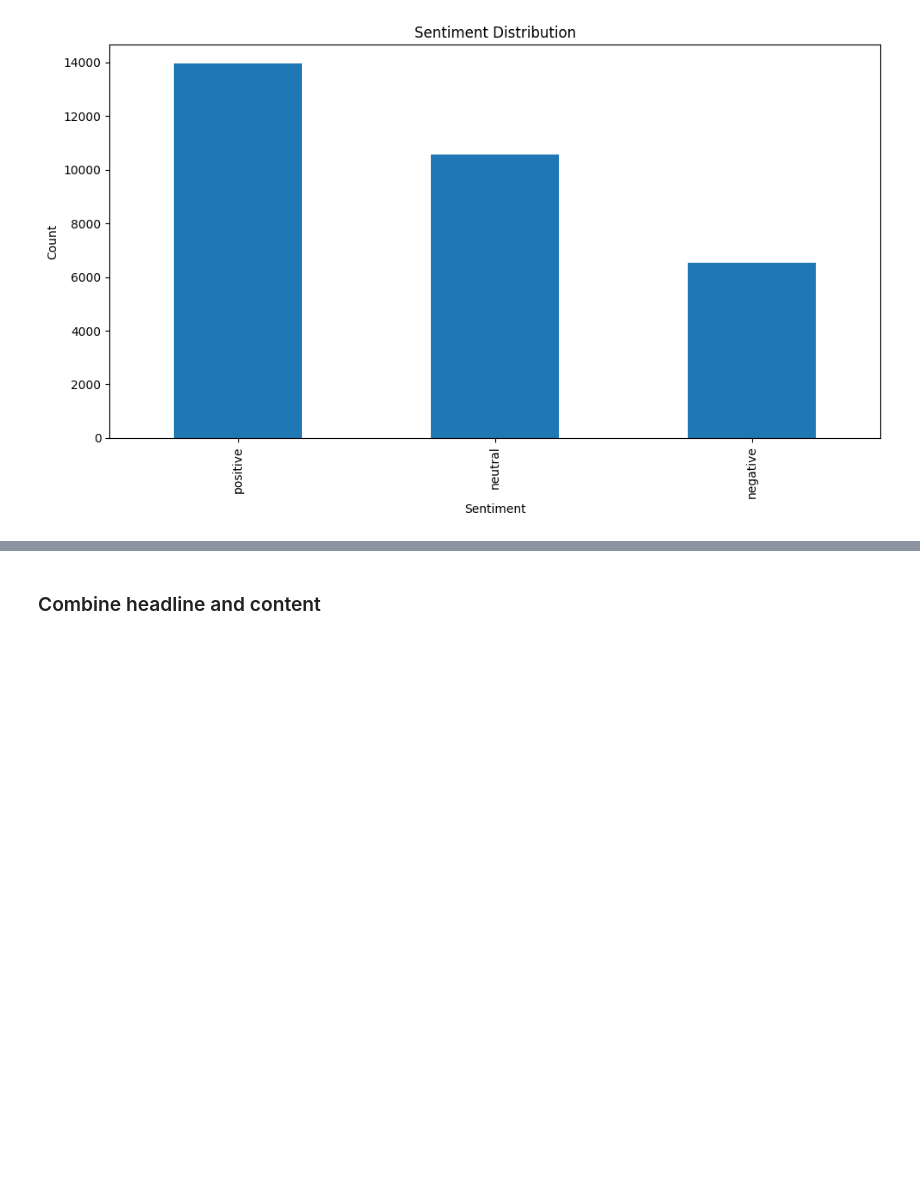
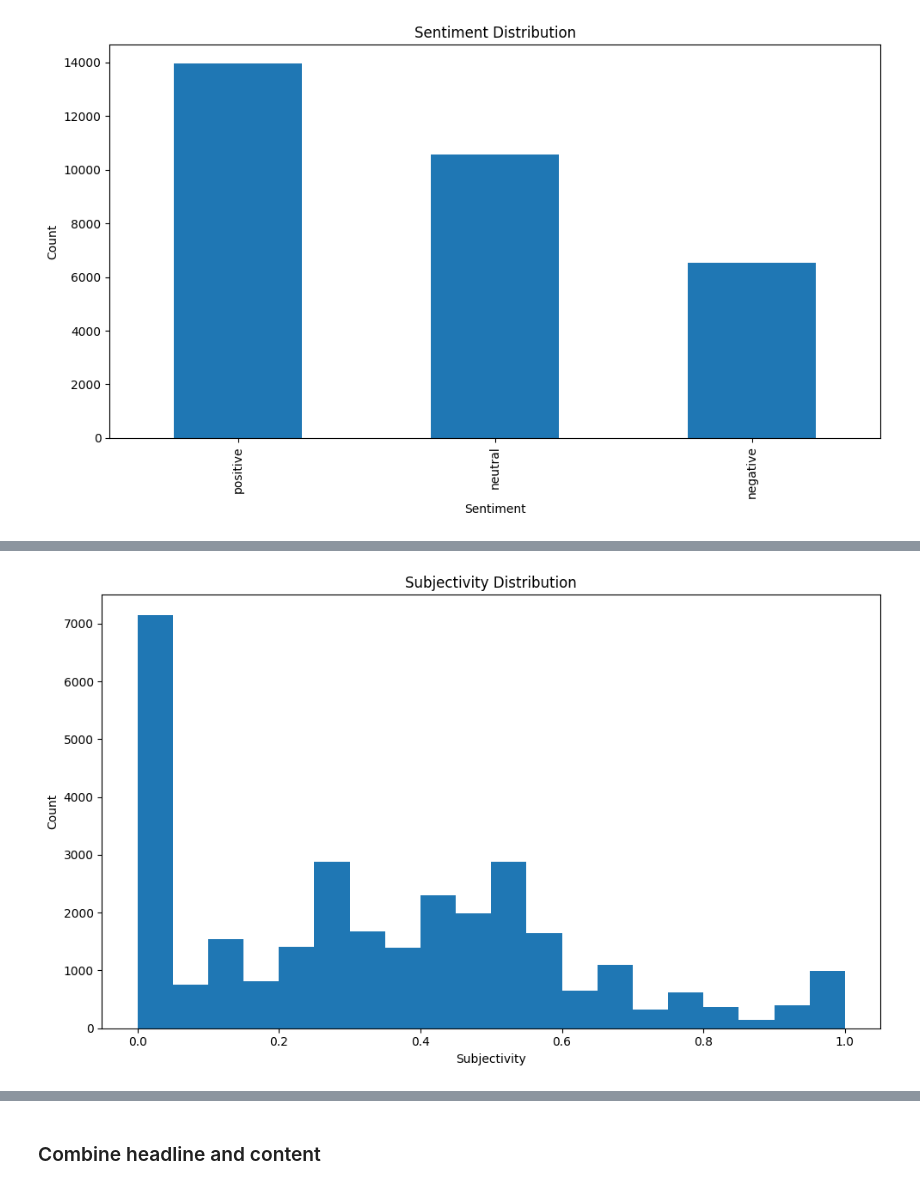
Before and after one commit to hstoklosa/sentix-nlp, a Jupyter notebook: preprocessing.ipynb, the cells around one changed output, grey strips where cells are left out. Drawn from its saved outputs; the diff is of its cells as text; code cells hidden in the pictures; blank space fills up the shorter version.

```diff
--- a/preprocessing.ipynb
+++ b/preprocessing.ipynb
@@ -130,0 +126,10 @@ plt.show()
+# %%
+plt.figure(figsize=(10, 6))
+plt.hist(df['subjectivity'], bins=20)
+plt.title('Subjectivity Distribution')
+plt.xlabel('Subjectivity')
+plt.ylabel('Count')
+plt.tight_layout()
+plt.show()
+# %% [output]
+[figure, added]
```
Also changed, not shown: parts of 17 cells of this notebook.
